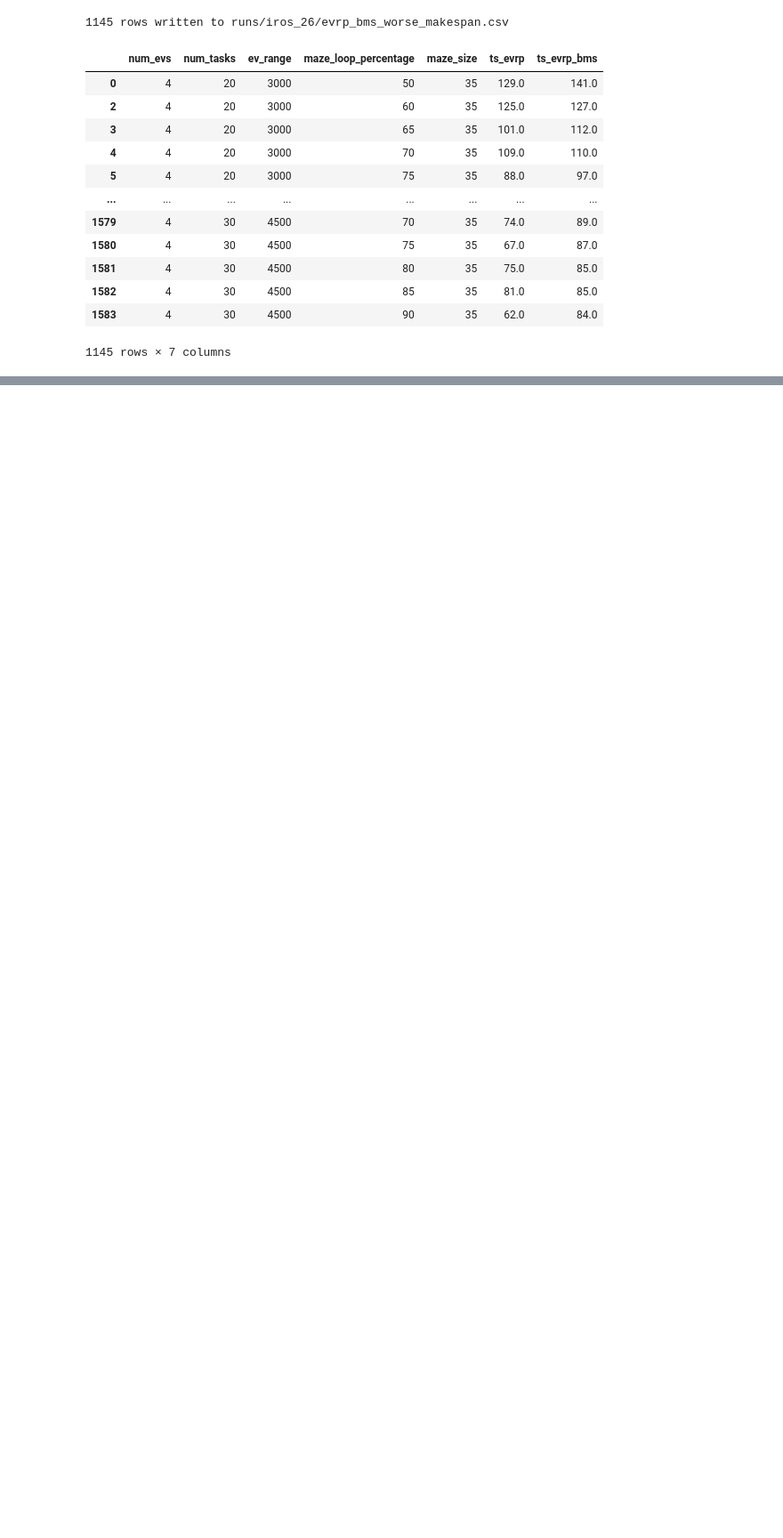
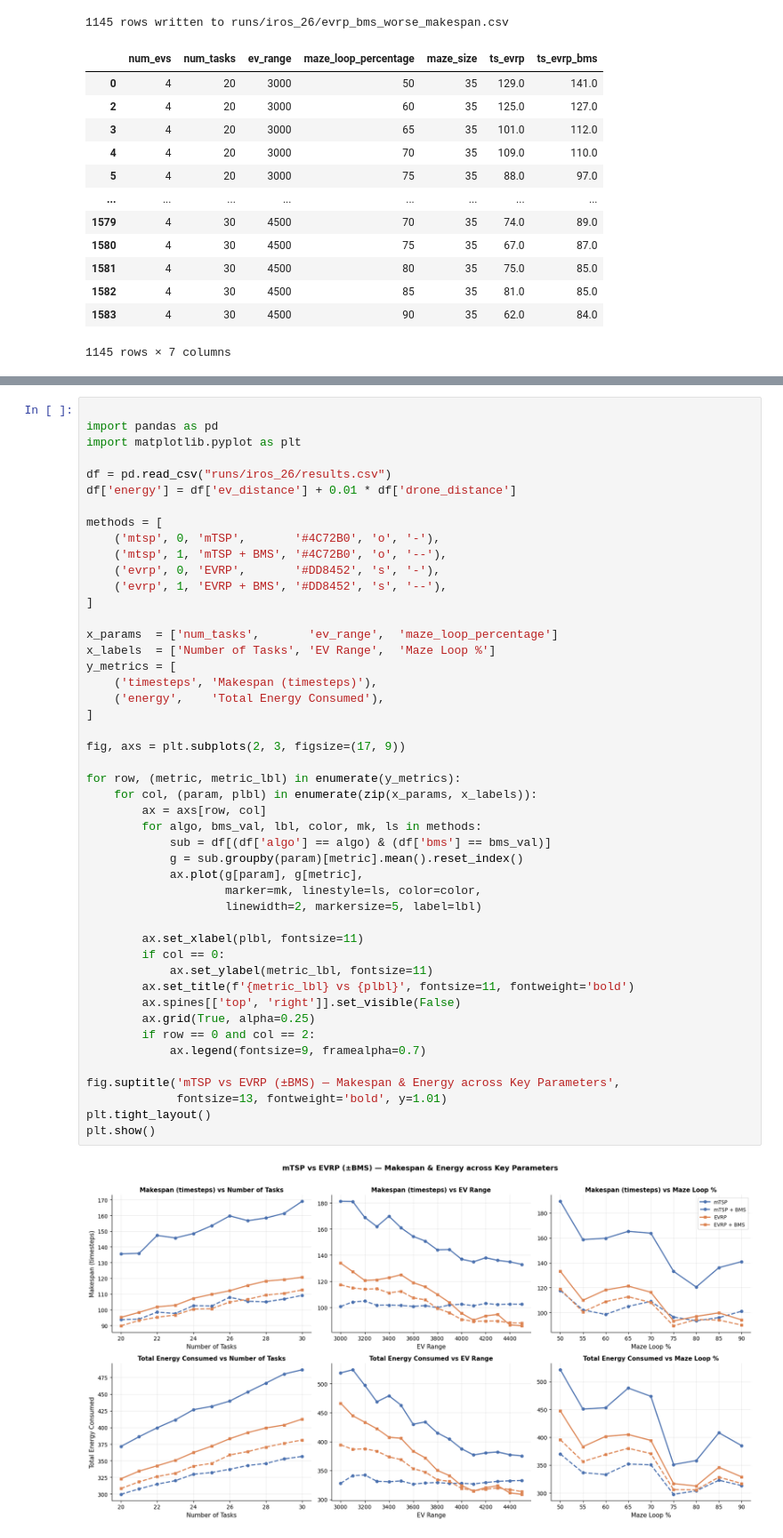
Before and after one commit to shinobi-wolf/FleetNav, a Jupyter notebook: results.ipynb, the cells around one changed output, grey strips where cells are left out. Shown at 89% size. Saved outputs shown, nothing was run; the diff lists cells and outputs as text; blank space fills up the shorter version.

Commit message:
all results created by simple_window.py; visualized in results.ipynb

```diff
--- a/results.ipynb
+++ b/results.ipynb
@@ -557,0 +560,49 @@ plt.show()
+# %%
+
+import pandas as pd
+import matplotlib.pyplot as plt
+
+df = pd.read_csv("runs/iros_26/results.csv")
+df['energy'] = df['ev_distance'] + 0.01 * df['drone_distance']
+
+methods = [
+    ('mtsp', 0, 'mTSP',       '#4C72B0', 'o', '-'),
+    ('mtsp', 1, 'mTSP + BMS', '#4C72B0', 'o', '--'),
+    ('evrp', 0, 'EVRP',       '#DD8452', 's', '-'),
+    ('evrp', 1, 'EVRP + BMS', '#DD8452', 's', '--'),
+]
+
+x_params  = ['num_tasks',       'ev_range',  'maze_loop_percentage']
+x_labels  = ['Number of Tasks', 'EV Range',  'Maze Loop %']
+y_metrics = [
+    ('timesteps', 'Makespan (timesteps)'),
+    ('energy',    'Total Energy Consumed'),
+]
+
+fig, axs = plt.subplots(2, 3, figsize=(17, 9))
+
+for row, (metric, metric_lbl) in enumerate(y_metrics):
+    for col, (param, plbl) in enumerate(zip(x_params, x_labels)):
+        ax = axs[row, col]
+        for algo, bms_val, lbl, color, mk, ls in methods:
+            sub = df[(df['algo'] == algo) & (df['bms'] == bms_val)]
+            g = sub.groupby(param)[metric].mean().reset_index()
+            ax.plot(g[param], g[metric],
+                    marker=mk, linestyle=ls, color=color,
+                    linewidth=2, markersize=5, label=lbl)
+
+        ax.set_xlabel(plbl, fontsize=11)
+        if col == 0:
+            ax.set_ylabel(metric_lbl, fontsize=11)
+        ax.set_title(f'{metric_lbl} vs {plbl}', fontsize=11, fontweight='bold')
+        ax.spines[['top', 'right']].set_visible(False)
+        ax.grid(True, alpha=0.25)
+        if row == 0 and col == 2:
+            ax.legend(fontsize=9, framealpha=0.7)
+
+fig.suptitle('mTSP vs EVRP (±BMS) — Makespan & Energy across Key Parameters',
+             fontsize=13, fontweight='bold', y=1.01)
+plt.tight_layout()
+plt.show()
+# %% [output]
+[figure, added]
```
Also changed, not shown: parts of 9 cells of this notebook, 9 other files.
